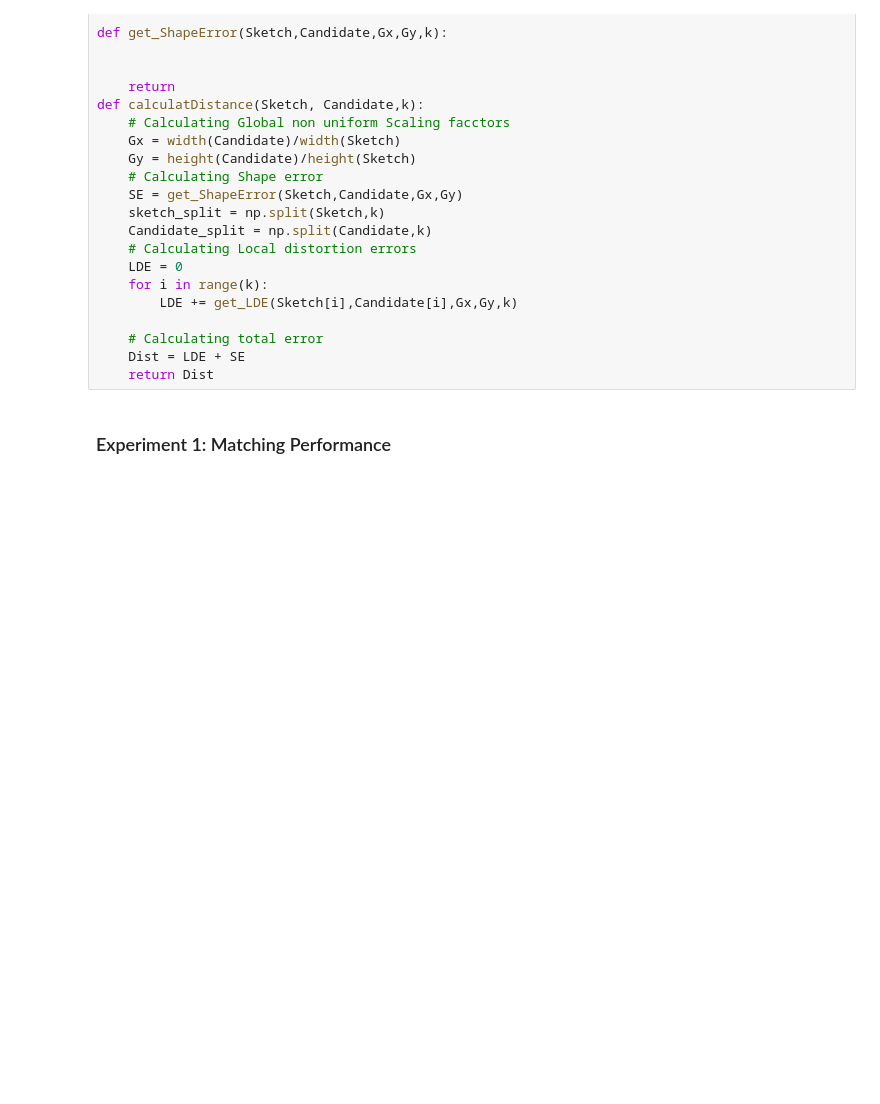
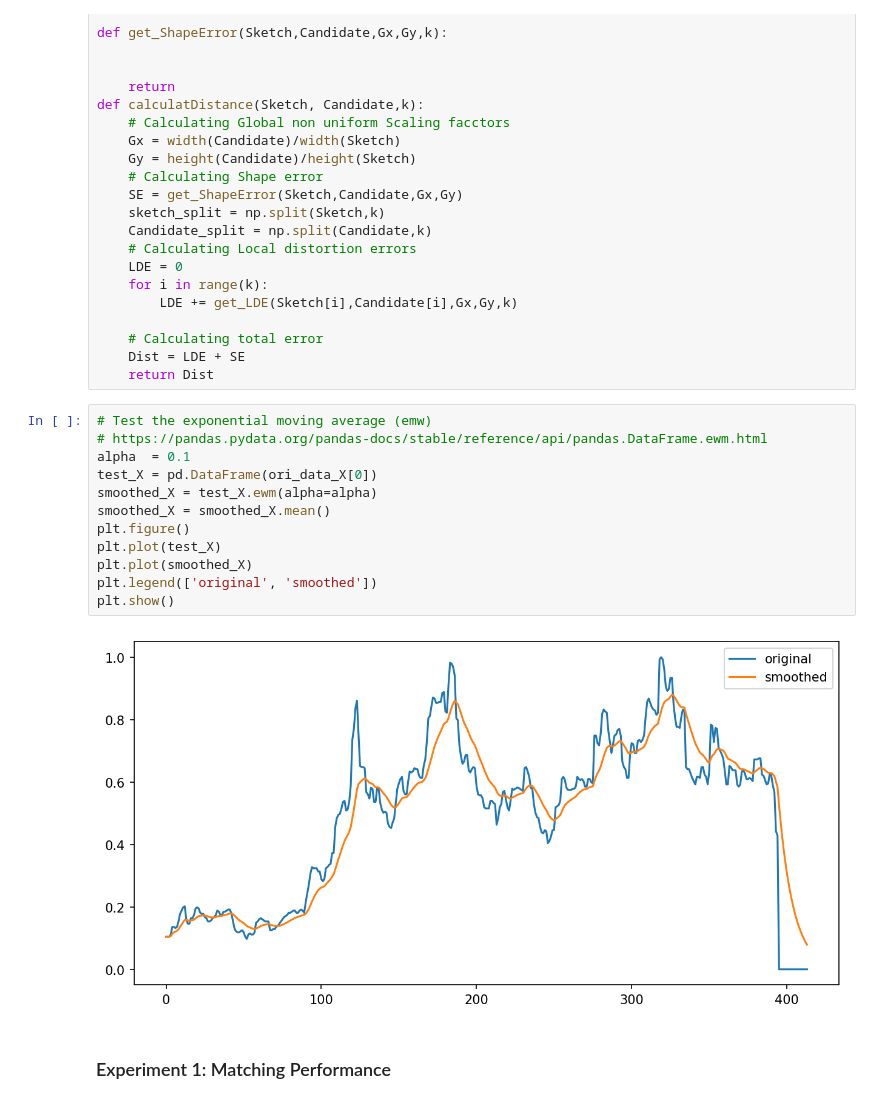
Before and after one commit to SunHaotian14/Qetch_Plus, a Jupyter notebook: Crowd-Study Data/Experiment.ipynb, the cells around one changed output. Saved outputs shown, nothing was run; the diff lists cells and outputs as text; blank space fills up the shorter version.

```diff
--- a/Crowd-Study Data/Experiment.ipynb
+++ b/Crowd-Study Data/Experiment.ipynb
@@ -185,6 +185,20 @@ def calculatDistance(Sketch, Candidate,k):
     # Calculating total error
     Dist = LDE + SE
     return Dist
+# %%
+# Test the exponential moving average (emw)
+# https://pandas.pydata.org/pandas-docs/stable/reference/api/pandas.DataFrame.ewm.html
+alpha  = 0.1
+test_X = pd.DataFrame(ori_data_X[0])
+smoothed_X = test_X.ewm(alpha=alpha)
+smoothed_X = smoothed_X.mean()
+plt.figure()
+plt.plot(test_X)
+plt.plot(smoothed_X)
+plt.legend(['original', 'smoothed'])
+plt.show()
+# %% [output]
+[figure, added]
 # %% [markdown]
 ### Experiment 1: Matching Performance
 # %% [markdown]
```
Also changed, not shown: parts of 2 cells of this notebook, 2 other files.
